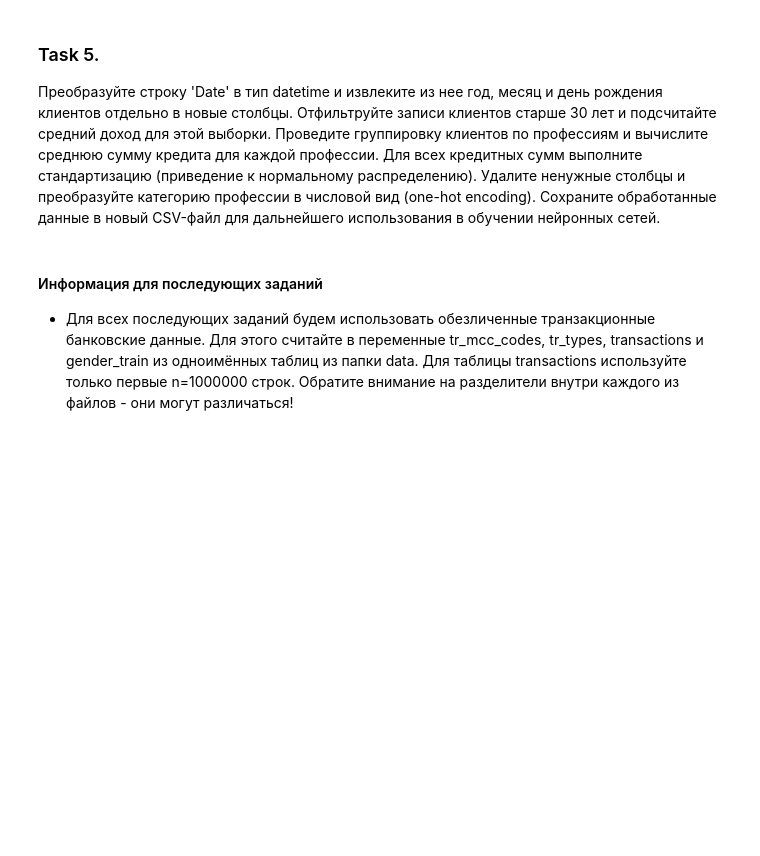
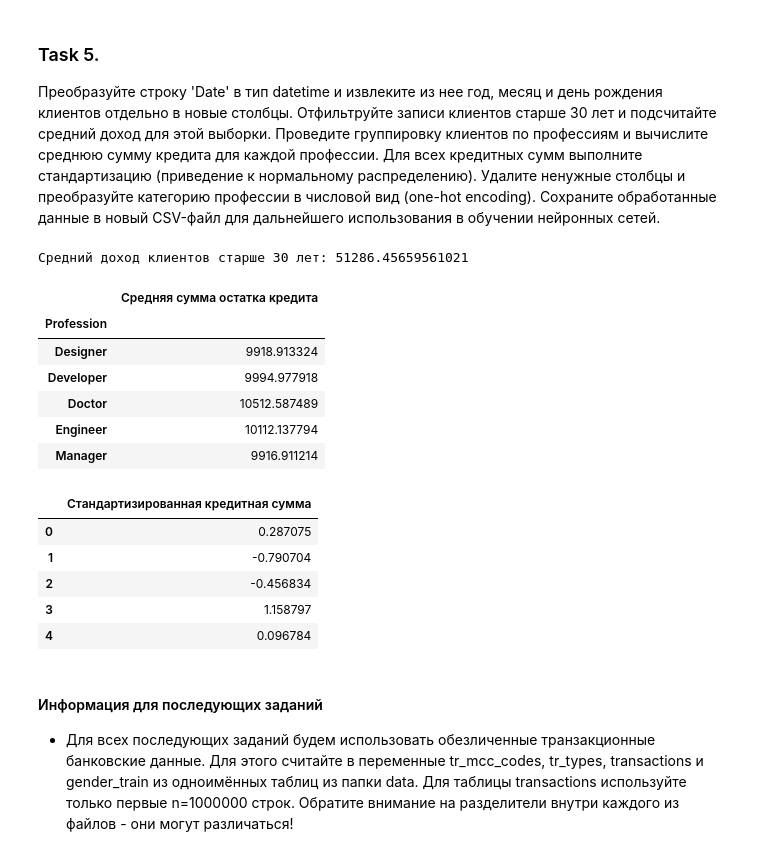
Before and after one commit to C4erries/DeepLerningLabs, a Jupyter notebook: lab2/Lab2 pandas+matplotlib.ipynb, the cells around one changed output. Saved outputs shown, nothing was run; the diff lists cells and outputs as text; code cells hidden in the pictures; blank space fills up the shorter version.

```diff
--- a/lab2/Lab2 pandas+matplotlib.ipynb
+++ b/lab2/Lab2 pandas+matplotlib.ipynb
@@ -198,6 +226,44 @@ for col in ['Pclass', 'Sex', 'FamilySize', 'AgeGroup','FareGroup','Embarked']:
 Для всех кредитных сумм выполните стандартизацию (приведение к нормальному распределению).
 Удалите ненужные столбцы и преобразуйте категорию профессии в числовой вид (one-hot encoding).
 Сохраните обработанные данные в новый CSV-файл для дальнейшего использования в обучении нейронных сетей.
+# %%
+df['Date'] = pd.to_datetime(df['Date'], errors='coerce')
+
+df['birth_year'] = df['Date'].dt.year
+df['birth_month'] = df['Date'].dt.month
+df['birth_day'] = df['Date'].dt.day
+
+current_year = pd.Timestamp.now().year
+df['age'] = current_year - df['birth_year']
+
+clients_over_30 = df[df['age'] > 30]
+print("Средний доход клиентов старше 30 лет:", clients_over_30['Income'].mean())
+
+display(df.groupby('Profession')['Loan_Balance'].mean().to_frame("Средняя сумма остатка кредита"))
+
+df['Loan_Balance_norm'] = (df['Loan_Balance'] - df['Loan_Balance'].mean()) / df['Loan_Balance'].std()
+
+display(df['Loan_Balance_norm'].head().to_frame("Стандартизированная кредитная сумма"))
+
+df = df.drop(columns=['Date', 'Loan_Balance'])
+df = pd.get_dummies(df, columns=['Profession'], prefix='Profession')
+
+df.to_csv('bank_data_processed.csv', index=False)
+# %% [output]
+Средний доход клиентов старше 30 лет: 51286.45659561021
+|  | Средняя сумма остатка кредита |
+| Profession |  |
+| Designer | 9918.913324 |
+| Developer | 9994.977918 |
+| Doctor | 10512.587489 |
+| Engineer | 10112.137794 |
+| Manager | 9916.911214 |
+|  | Стандартизированная кредитная сумма |
+| 0 | 0.287075 |
+| 1 | -0.790704 |
+| 2 | -0.456834 |
+| 3 | 1.158797 |
+| 4 | 0.096784 |
 # %% [markdown]
 #### Информация для последующих заданий
 - Для всех последующих заданий будем использовать обезличенные транзакционные банковские данные. Для этого считайте в переменные tr_mcc_codes, tr_types, transactions и gender_train из одноимённых таблиц из папки data. Для таблицы transactions используйте только первые n=1000000 строк. Обратите внимание на разделители внутри каждого из файлов - они могут различаться!
```
Also changed, not shown: parts of 2 cells of this notebook.
